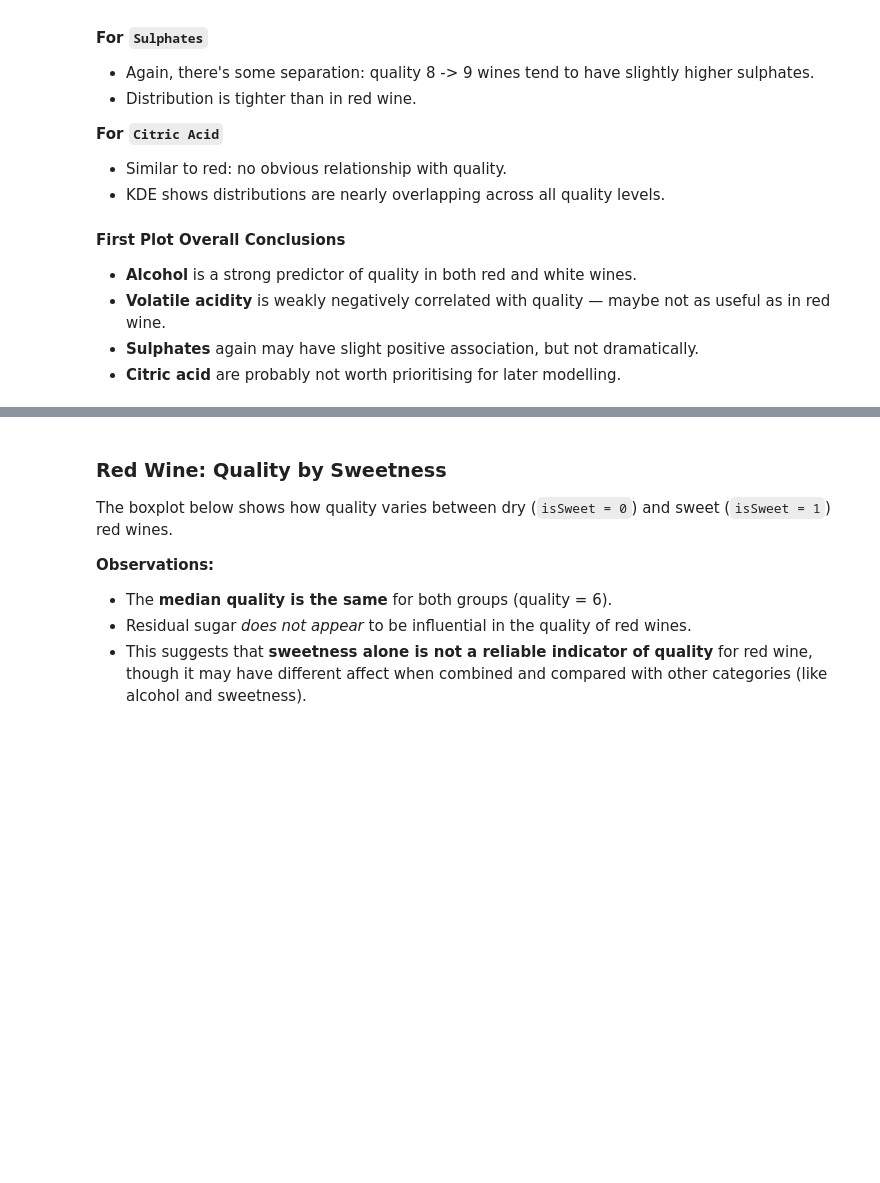
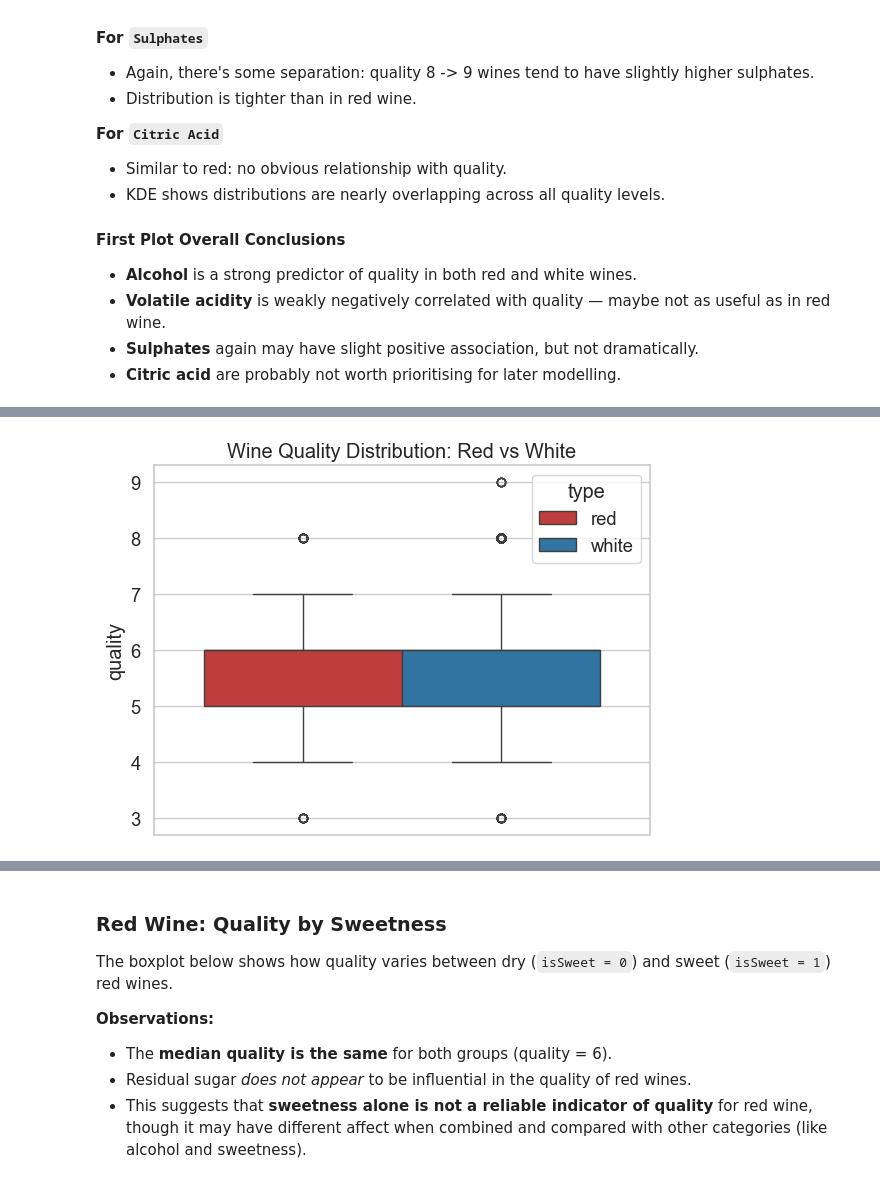
Before and after one commit to k1k12/2034_CW, a Jupyter notebook: notebooks/wine_analysis.ipynb, the cells around one changed output, grey strips where cells are left out. Saved outputs shown, nothing was run; the diff lists cells and outputs as text; code cells hidden in the pictures; blank space fills up the shorter version.

```diff
--- a/notebooks/wine_analysis.ipynb
+++ b/notebooks/wine_analysis.ipynb
@@ -442,0 +331,12 @@ wine_white = add_is_sweet(wine_white)
+# %%
+sb.boxplot(
+    hue="type",
+    y="quality",
+    data=wine_all,
+    palette=palette_red_white
+    )
+plt.title("Wine Quality Distribution: Red vs White")
+plt.savefig("../figures/task1a_wine_quality_distribution_both_box")
+plt.show()
+# %% [output]
+[figure, added]
```
Also changed, not shown: parts of 68 cells of this notebook.
